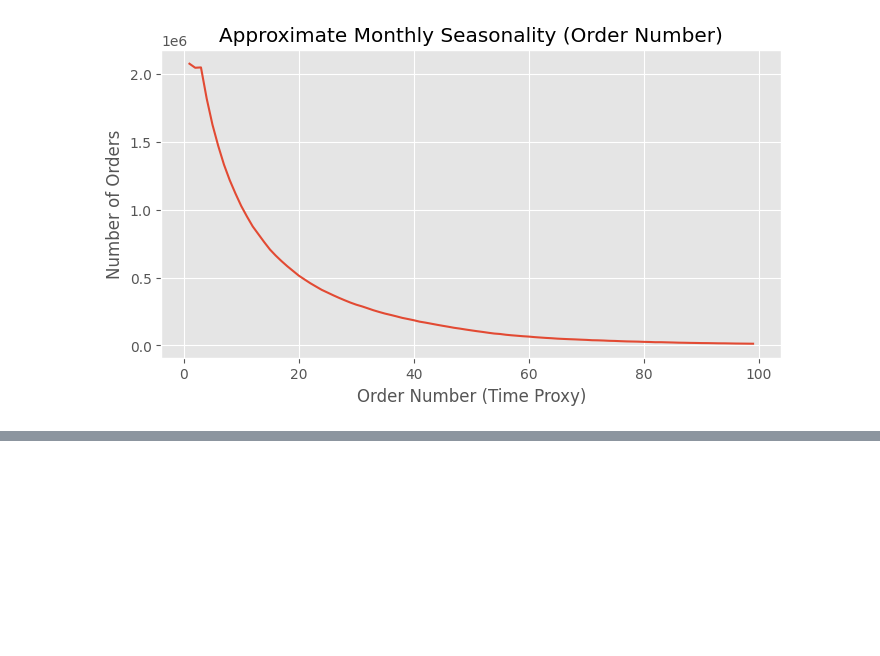
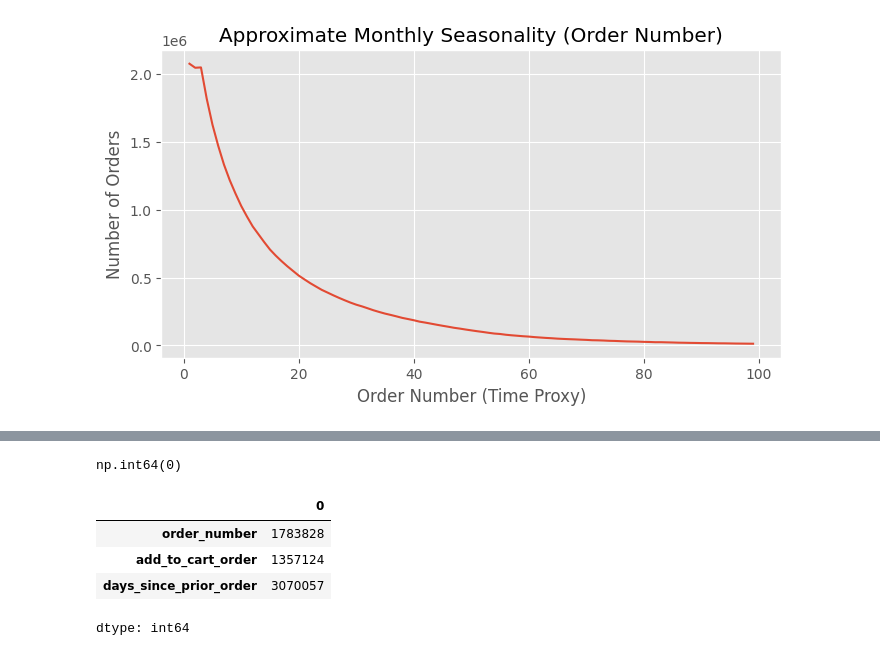
Before and after one commit to mohammed-lafi1035/DS230_final_Project_AE, a Jupyter notebook: Welcome_To_Colab.ipynb, the cells around one changed output, grey strips where cells are left out. Saved outputs shown, nothing was run; the diff lists cells and outputs as text; code cells hidden in the pictures; blank space fills up the shorter version.

```diff
--- a/Welcome_To_Colab.ipynb
+++ b/Welcome_To_Colab.ipynb
@@ -344,0 +390,4 @@ plt.show()
+# %%
+instacart_data.isna().sum().sum()
+# %% [output]
+np.int64(0)
@@ -344,0 +400,17 @@ plt.show()
+# %%
+Q1 = instacart_data[numeric_cols].quantile(0.25)
+Q3 = instacart_data[numeric_cols].quantile(0.75)
+IQR = Q3 - Q1
+
+outliers_count = (
+    (instacart_data[numeric_cols] < (Q1 - 1.5 * IQR)) |
+    (instacart_data[numeric_cols] > (Q3 + 1.5 * IQR))
+).sum()
+
+outliers_count
+# %% [output]
+|  | 0 |
+| order_number | 1783828 |
+| add_to_cart_order | 1357124 |
+| days_since_prior_order | 3070057 |
+dtype: int64
```
Also changed, not shown: parts of 7 cells of this notebook.
